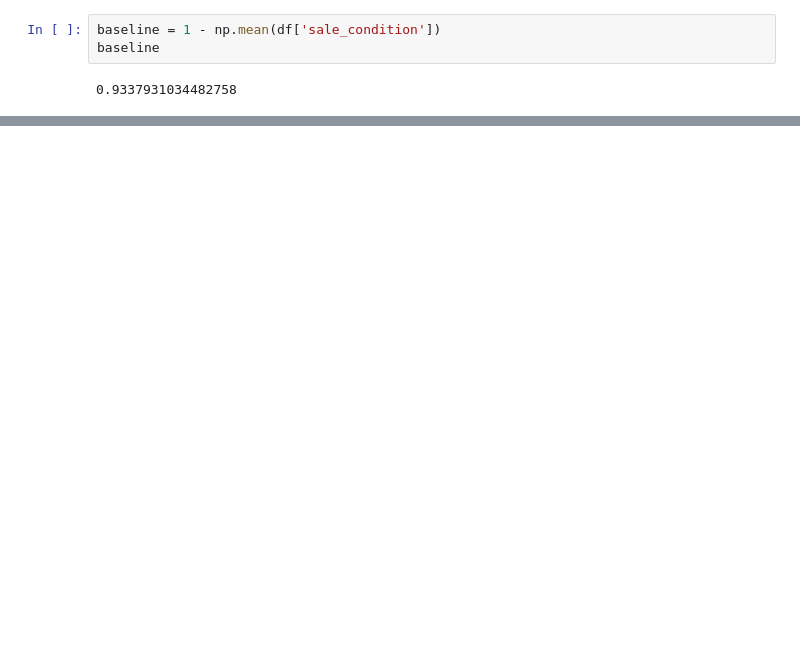
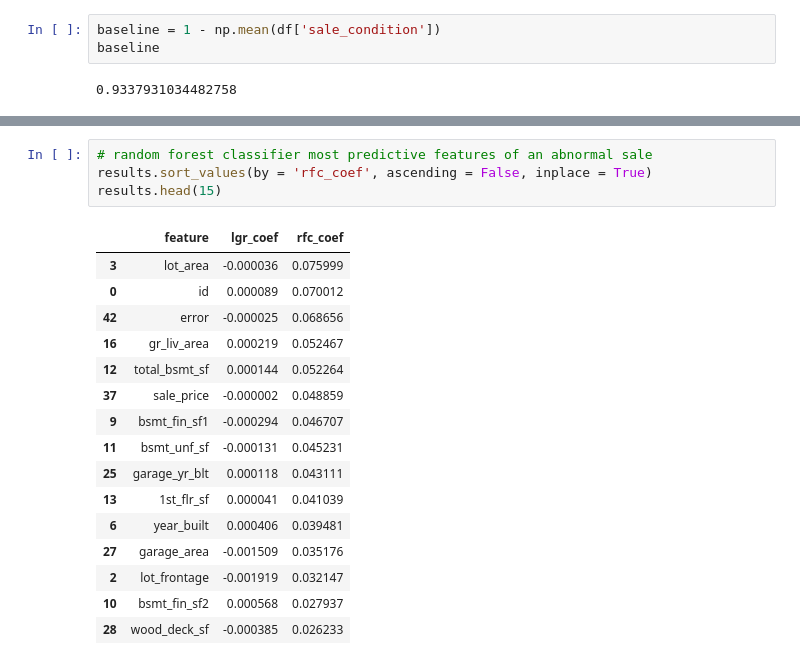
Before and after one commit to SeanTurner026/Portfolio, a Jupyter notebook: Project 3/Sean Turner Project 3.ipynb, the cells around one changed output, grey strips where cells are left out. Cells and saved outputs as stored; diff of their text form; blank space fills up the shorter version.

```diff
--- a/Project 3/Sean Turner Project 3.ipynb
+++ b/Project 3/Sean Turner Project 3.ipynb
@@ -677,0 +698,21 @@ baseline
+# %%
+# random forest classifier most predictive features of an abnormal sale
+results.sort_values(by = 'rfc_coef', ascending = False, inplace = True)
+results.head(15)
+# %% [output]
+|  | feature | lgr_coef | rfc_coef |
+| 3 | lot_area | -0.000036 | 0.075999 |
+| 0 | id | 0.000089 | 0.070012 |
+| 42 | error | -0.000025 | 0.068656 |
+| 16 | gr_liv_area | 0.000219 | 0.052467 |
+| 12 | total_bsmt_sf | 0.000144 | 0.052264 |
+| 37 | sale_price | -0.000002 | 0.048859 |
+| 9 | bsmt_fin_sf1 | -0.000294 | 0.046707 |
+| 11 | bsmt_unf_sf | -0.000131 | 0.045231 |
+| 25 | garage_yr_blt | 0.000118 | 0.043111 |
+| 13 | 1st_flr_sf | 0.000041 | 0.041039 |
+| 6 | year_built | 0.000406 | 0.039481 |
+| 27 | garage_area | -0.001509 | 0.035176 |
+| 2 | lot_frontage | -0.001919 | 0.032147 |
+| 10 | bsmt_fin_sf2 | 0.000568 | 0.027937 |
+| 28 | wood_deck_sf | -0.000385 | 0.026233 |
```
Also changed, not shown: parts of 11 cells of this notebook.
